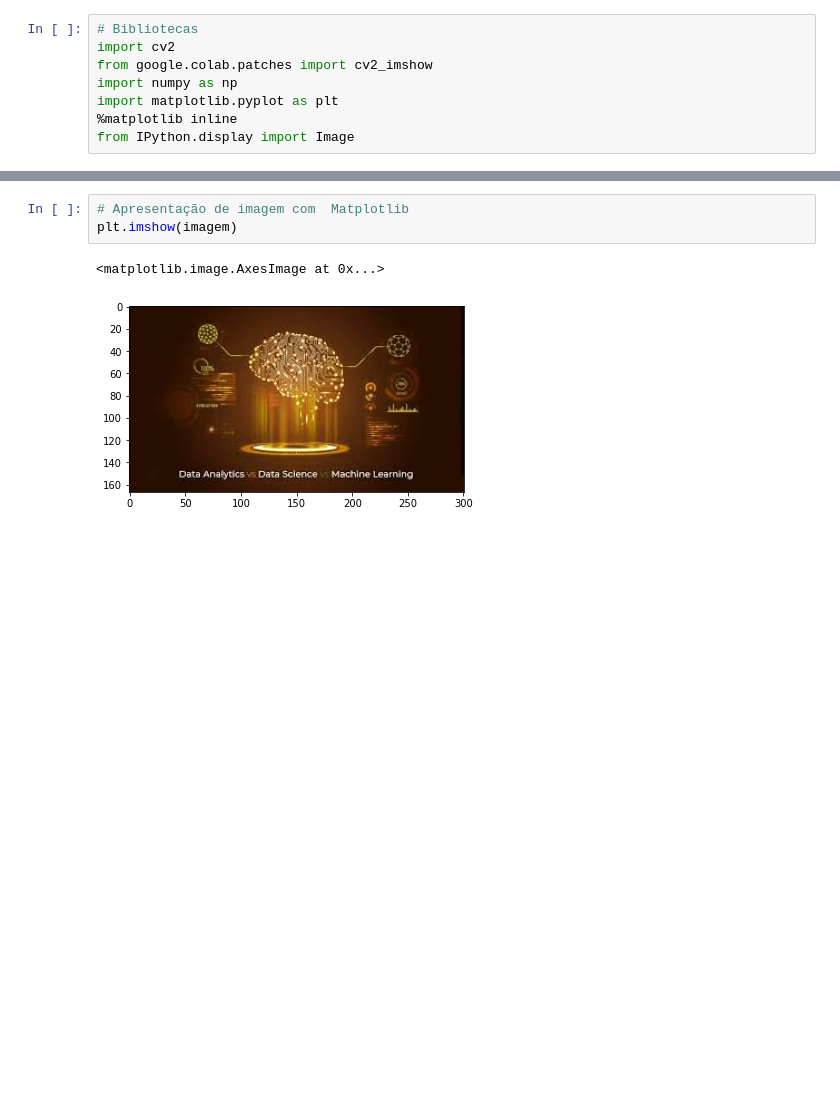
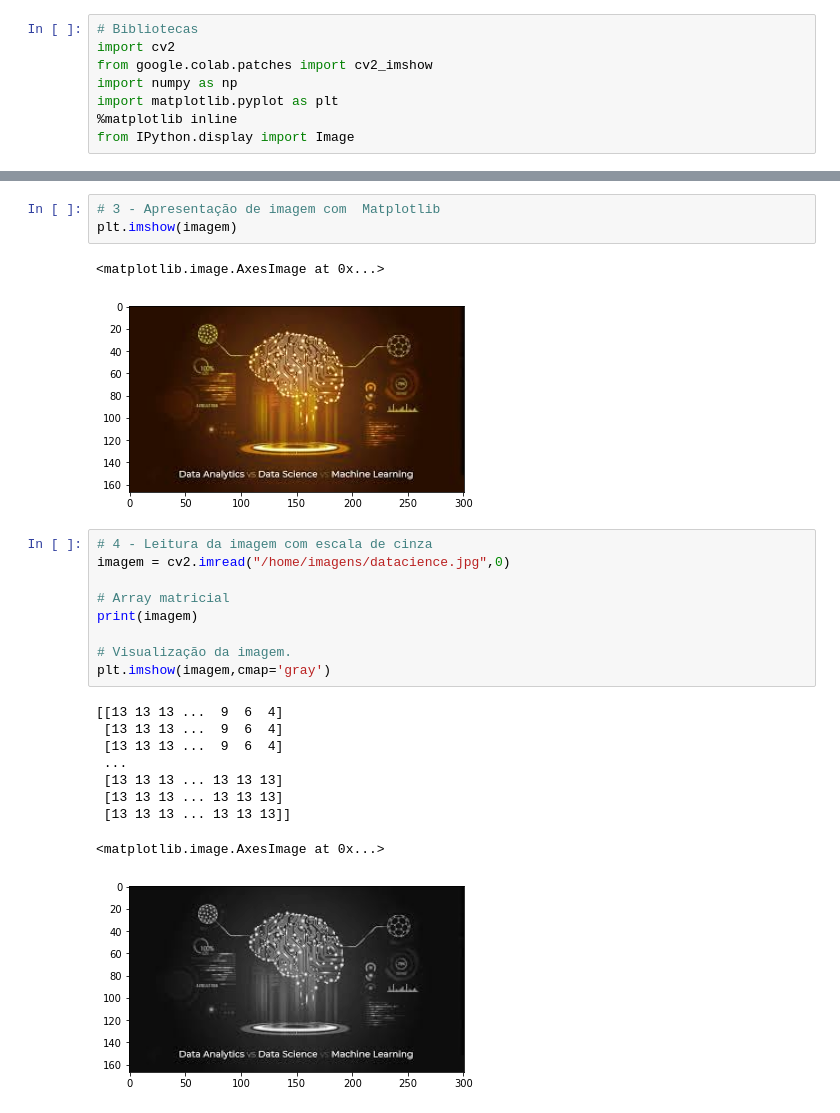
Before and after one commit to nnilocoelho/computer-vision, a Jupyter notebook: nb01.ipynb, the cells around one changed output, grey strips where cells are left out. Cells and saved outputs as stored; diff of their text form; blank space fills up the shorter version.

```diff
--- a/nb01.ipynb
+++ b/nb01.ipynb
@@ -47,8 +45,27 @@ print(imagem)
   [40 14  0]
   [40 14  0]]]
 # %%
-# Apresentação de imagem com  Matplotlib
+# 3 - Apresentação de imagem com  Matplotlib
 plt.imshow(imagem)
 # %% [output]
 <matplotlib.image.AxesImage at 0x...>
 [figure]
+# %%
+# 4 - Leitura da imagem com escala de cinza
+imagem = cv2.imread("/home/imagens/datacience.jpg",0)
+
+# Array matricial
+print(imagem)
+
+# Visualização da imagem.
+plt.imshow(imagem,cmap='gray')
+# %% [output]
+[[13 13 13 ...  9  6  4]
+ [13 13 13 ...  9  6  4]
+ [13 13 13 ...  9  6  4]
+ ...
+ [13 13 13 ... 13 13 13]
+ [13 13 13 ... 13 13 13]
+ [13 13 13 ... 13 13 13]]
+<matplotlib.image.AxesImage at 0x...>
+[figure, added]
```
Also changed, not shown: parts of 3 cells of this notebook.
